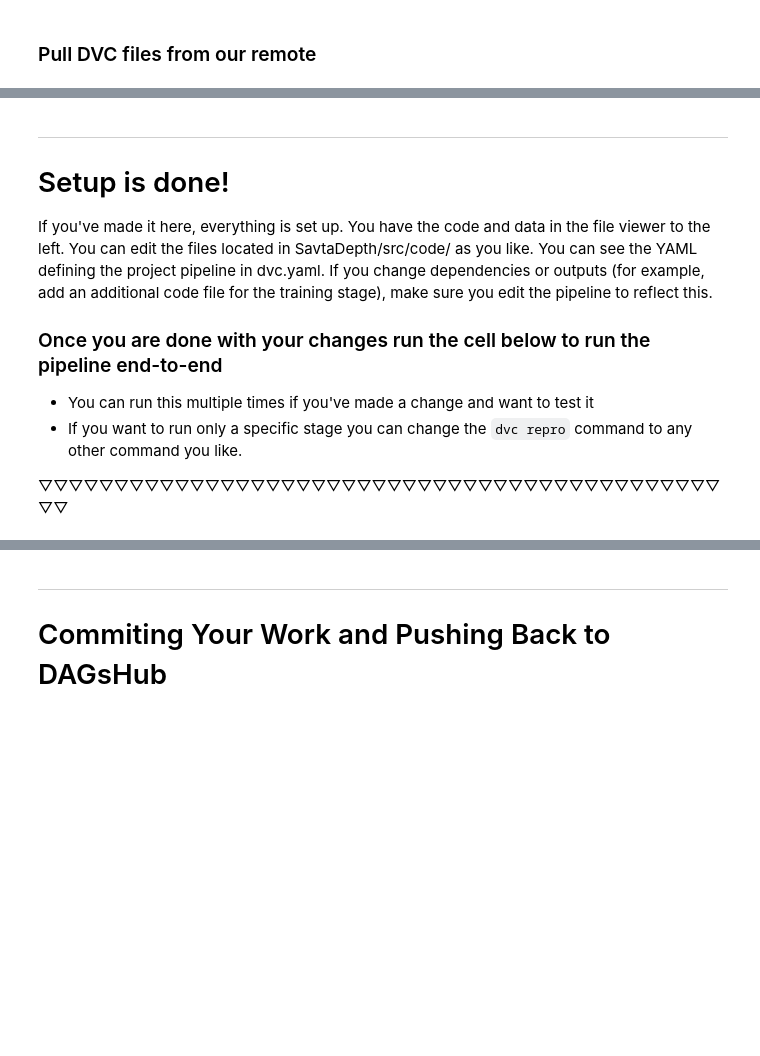
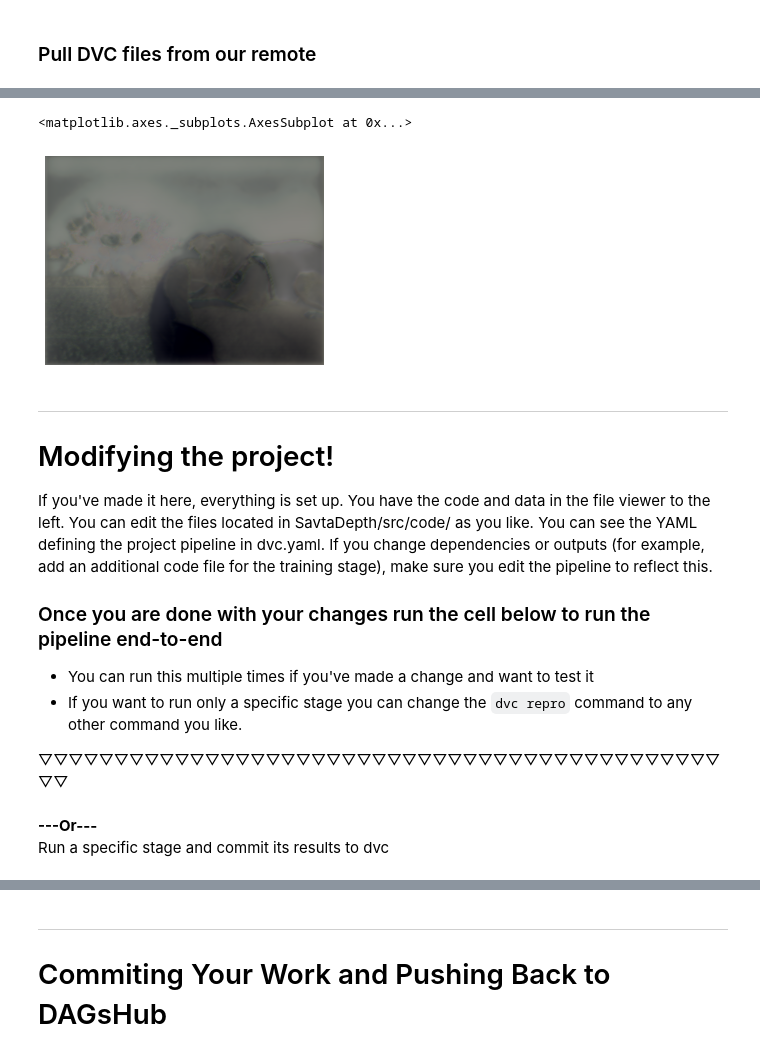
Before and after one commit to dean2o/savtadepth, a Jupyter notebook: Notebooks/SavtaDepth_Colab.ipynb, the cells around one changed output, grey strips where cells are left out. Saved outputs shown, nothing was run; the diff lists cells and outputs as text; code cells hidden in the pictures; blank space fills up the shorter version.

```diff
--- a/Notebooks/SavtaDepth_Colab.ipynb
+++ b/Notebooks/SavtaDepth_Colab.ipynb
@@ -45,0 +120,4 @@ Since locally we might not be working with a GPU, here we install the pytorch ve
+# %%
+predicted_depth_map = (learner.predict(minified_arr))[0]
+show_image(predicted_depth_map)
+# %% [output]
@@ -45,0 +125,2 @@ Since locally we might not be working with a GPU, here we install the pytorch ve
+<matplotlib.axes._subplots.AxesSubplot at 0x...>
+[figure, added]
@@ -46,10 +133,6 @@ Since locally we might not be working with a GPU, here we install the pytorch ve
 # %% [markdown]
-
-
 ---
-
-
-# Setup is done!
+# Modifying the project!
 If you've made it here, everything is set up. You have the code and data in the file viewer to the left. You can edit the files located in SavtaDepth/src/code/ as you like. You can see the YAML defining the project pipeline in dvc.yaml. If you change dependencies or outputs (for example, add an additional code file for the training stage), make sure you edit the pipeline to reflect this.
 
 ### Once you are done with your changes run the cell below to run the pipeline end-to-end
@@ -61,0 +145,3 @@ If you've made it here, everything is set up. You have the code and data in the
+# %% [markdown]
+**---Or---**<br/>
+Run a specific stage and commit its results to dvc
```
Also changed, not shown: parts of 38 cells of this notebook.
